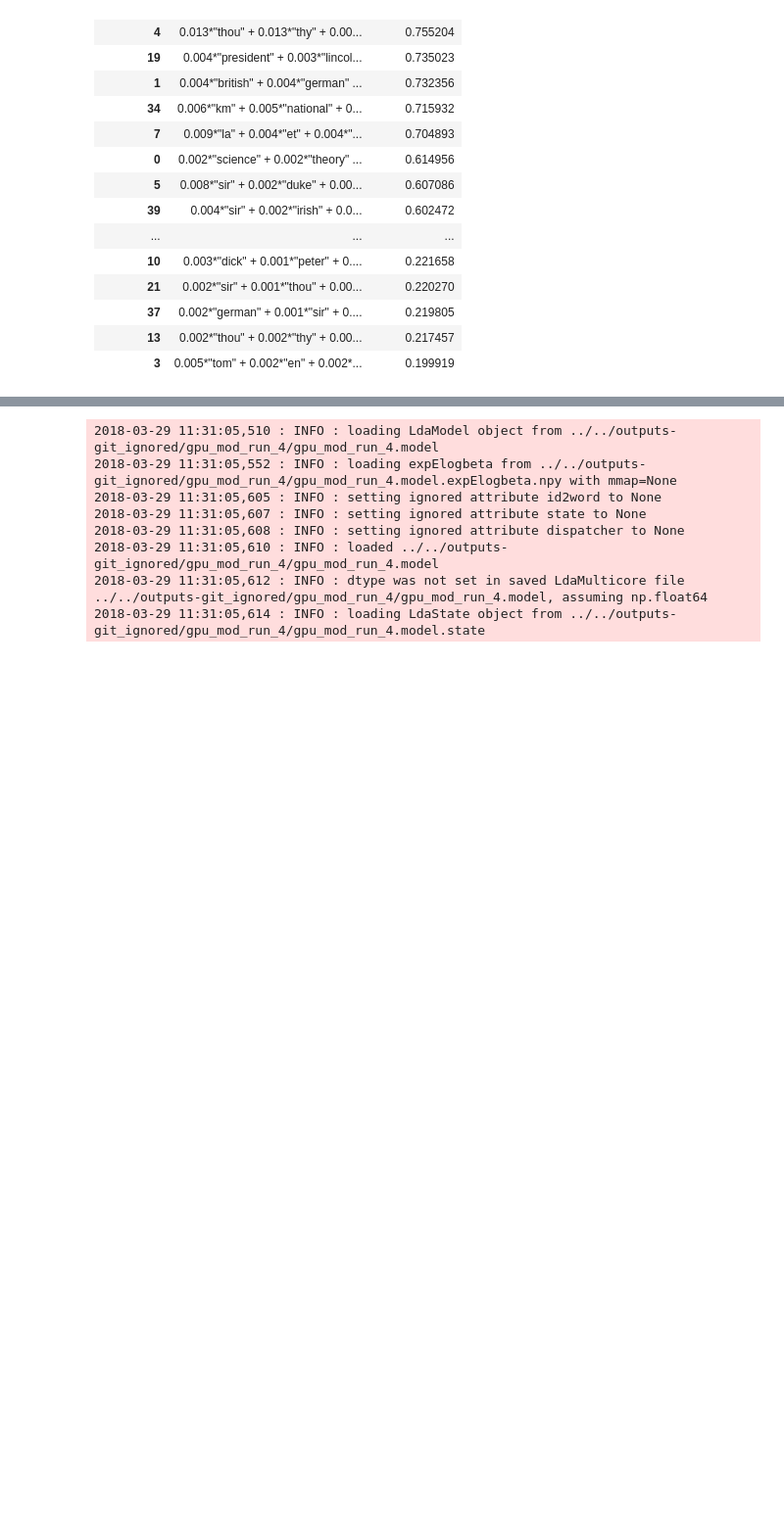
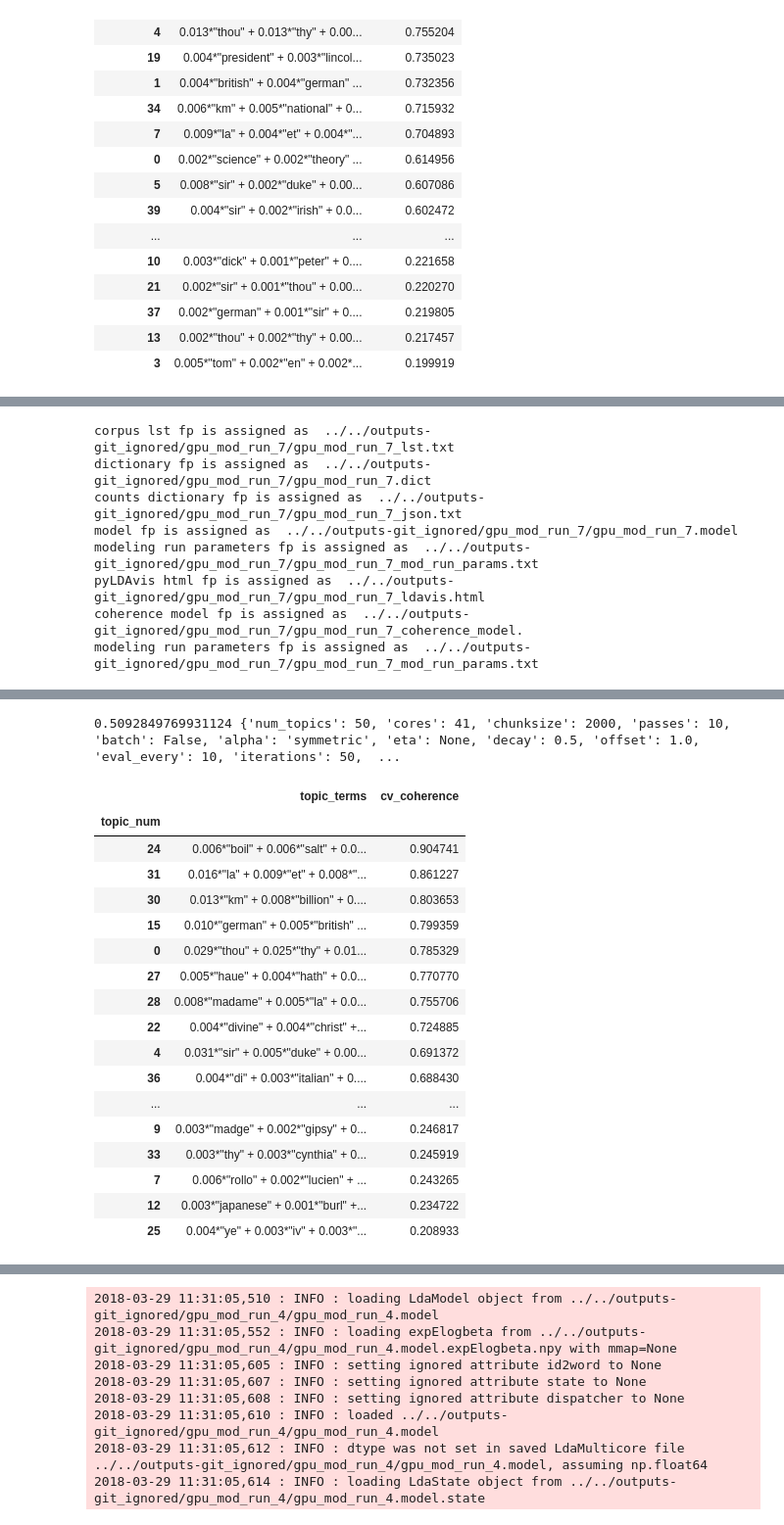
Before and after one commit to RBrynsvold/Capstone, a Jupyter notebook: notebooks/Compare models.ipynb, the cells around one changed output, grey strips where cells are left out. Shown: that part at 98% size. Saved outputs shown, nothing was run; the diff lists cells and outputs as text; code cells hidden in the pictures; blank space fills up the shorter version.

Commit message:
temporary update for manual alpha setting

```diff
--- a/notebooks/Compare models.ipynb
+++ b/notebooks/Compare models.ipynb
@@ -456,3 +456,10 @@ http://pandas.pydata.org/pandas-docs/stable/indexing.html#ix-indexer-is-deprecat
 | 37 | 0.002*"german" + 0.001*"sir" + 0.... | 0.219805 |
 | 13 | 0.002*"thou" + 0.002*"thy" + 0.00... | 0.217457 |
 | 3 | 0.005*"tom" + 0.002*"en" + 0.002*... | 0.199919 |
+# %%
+mod_7_df, mod_7_cv_coherence, mod_7_cv_topic_coherence, mod_7_run_params =\
+    analyze_model_coherence('gpu_mod_run_7', corp_lst_stream)
+
+print(mod_7_cv_coherence, mod_7_run_params)
+mod_7_df
+# %% [output]
@@ -458,0 +475,8 @@ http://pandas.pydata.org/pandas-docs/stable/indexing.html#ix-indexer-is-deprecat
+corpus lst fp is assigned as  ../../outputs-git_ignored/gpu_mod_run_7/gpu_mod_run_7_lst.txt
+dictionary fp is assigned as  ../../outputs-git_ignored/gpu_mod_run_7/gpu_mod_run_7.dict
+counts dictionary fp is assigned as  ../../outputs-git_ignored/gpu_mod_run_7/gpu_mod_run_7_json.txt
+model fp is assigned as  ../../outputs-git_ignored/gpu_mod_run_7/gpu_mod_run_7.model
+modeling run parameters fp is assigned as  ../../outputs-git_ignored/gpu_mod_run_7/gpu_mod_run_7_mod_run_params.txt
+pyLDAvis html fp is assigned as  ../../outputs-git_ignored/gpu_mod_run_7/gpu_mod_run_7_ldavis.html
+coherence model fp is assigned as  ../../outputs-git_ignored/gpu_mod_run_7/gpu_mod_run_7_coherence_model.
+modeling run parameters fp is assigned as  ../../outputs-git_ignored/gpu_mod_run_7/gpu_mod_run_7_mod_run_params.txt
@@ -458,0 +500,19 @@ http://pandas.pydata.org/pandas-docs/stable/indexing.html#ix-indexer-is-deprecat
+0.5092849769931124 {'num_topics': 50, 'cores': 41, 'chunksize': 2000, 'passes': 10, 'batch': False, 'alpha': 'symmetric', 'eta': None, 'decay': 0.5, 'offset': 1.0, 'eval_every': 10, 'iterations': 50,  ...
+|  | topic_terms | cv_coherence |
+| topic_num |  |  |
+| 24 | 0.006*"boil" + 0.006*"salt" + 0.0... | 0.904741 |
+| 31 | 0.016*"la" + 0.009*"et" + 0.008*"... | 0.861227 |
+| 30 | 0.013*"km" + 0.008*"billion" + 0.... | 0.803653 |
+| 15 | 0.010*"german" + 0.005*"british" ... | 0.799359 |
+| 0 | 0.029*"thou" + 0.025*"thy" + 0.01... | 0.785329 |
+| 27 | 0.005*"haue" + 0.004*"hath" + 0.0... | 0.770770 |
+| 28 | 0.008*"madame" + 0.005*"la" + 0.0... | 0.755706 |
+| 22 | 0.004*"divine" + 0.004*"christ" +... | 0.724885 |
+| 4 | 0.031*"sir" + 0.005*"duke" + 0.00... | 0.691372 |
+| 36 | 0.004*"di" + 0.003*"italian" + 0.... | 0.688430 |
+| ... | ... | ... |
+| 9 | 0.003*"madge" + 0.002*"gipsy" + 0... | 0.246817 |
+| 33 | 0.003*"thy" + 0.003*"cynthia" + 0... | 0.245919 |
+| 7 | 0.006*"rollo" + 0.002*"lucien" + ... | 0.243265 |
+| 12 | 0.003*"japanese" + 0.001*"burl" +... | 0.234722 |
+| 25 | 0.004*"ye" + 0.003*"iv" + 0.003*"... | 0.208933 |
```
Also changed, not shown: parts of 4 cells of this notebook, 2 other files.
